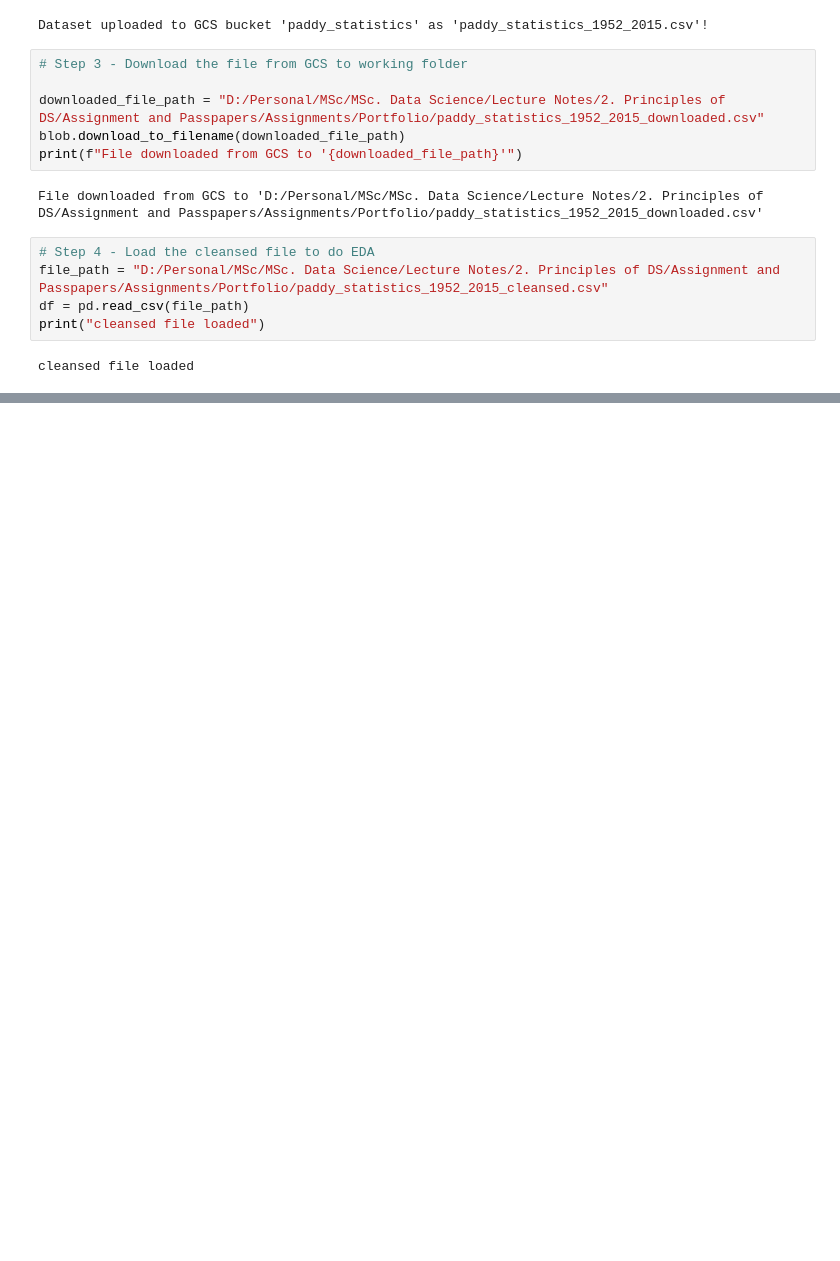
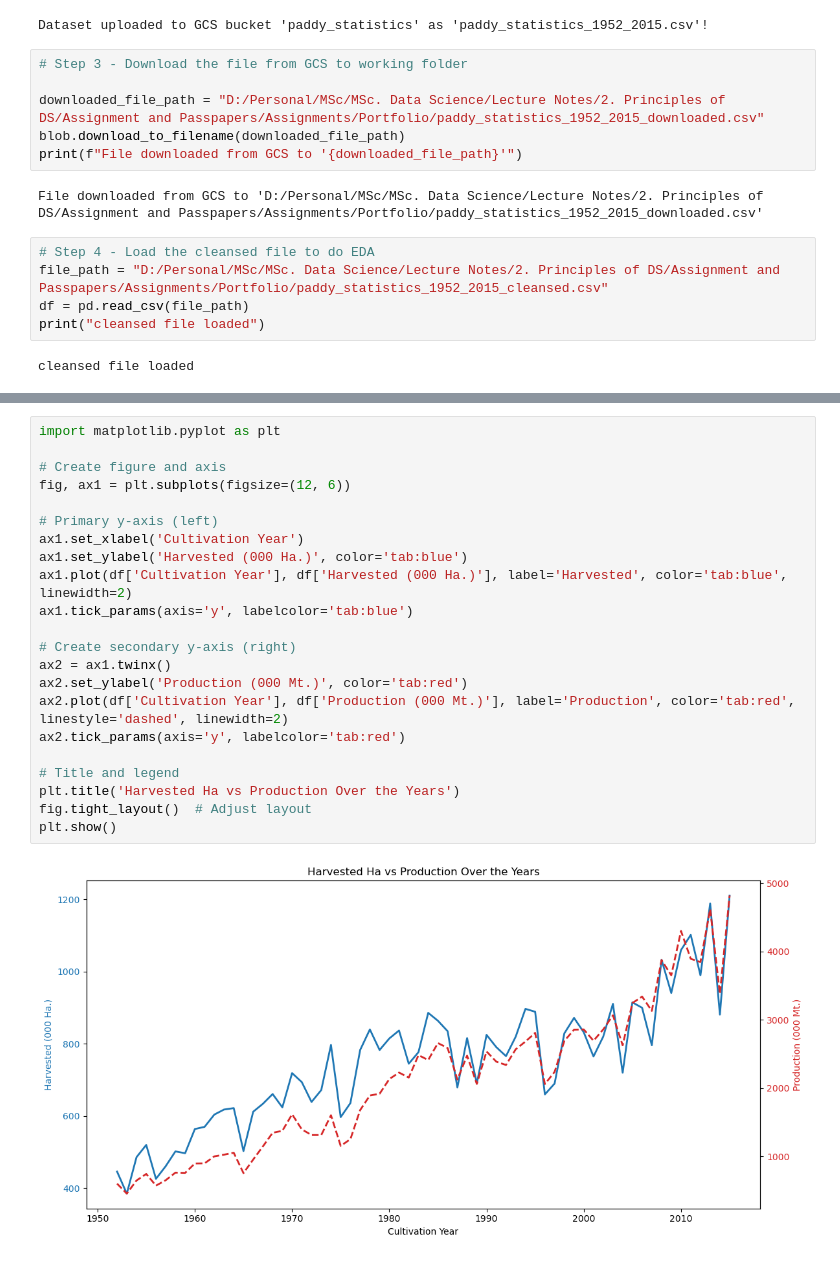
Before and after one commit to sunethjayamanne/PaddyStatistics, a Jupyter notebook: Portfolio_Q1.ipynb, the cells around one changed output, grey strips where cells are left out. Drawn from its saved outputs; the diff is of its cells as text; blank space fills up the shorter version.

```diff
--- a/Portfolio_Q1.ipynb
+++ b/Portfolio_Q1.ipynb
@@ -79,0 +172,24 @@ cleansed file loaded
+# %%
+import matplotlib.pyplot as plt
+
+# Create figure and axis
+fig, ax1 = plt.subplots(figsize=(12, 6))
+
+# Primary y-axis (left)
+ax1.set_xlabel('Cultivation Year')
+ax1.set_ylabel('Harvested (000 Ha.)', color='tab:blue')
+ax1.plot(df['Cultivation Year'], df['Harvested (000 Ha.)'], label='Harvested', color='tab:blue', linewidth=2)
+ax1.tick_params(axis='y', labelcolor='tab:blue')
+
+# Create secondary y-axis (right)
+ax2 = ax1.twinx()
+ax2.set_ylabel('Production (000 Mt.)', color='tab:red')
+ax2.plot(df['Cultivation Year'], df['Production (000 Mt.)'], label='Production', color='tab:red', linestyle='dashed', linewidth=2)
+ax2.tick_params(axis='y', labelcolor='tab:red')
+
+# Title and legend
+plt.title('Harvested Ha vs Production Over the Years')
+fig.tight_layout()  # Adjust layout
+plt.show()
+# %% [output]
+[figure, added]
```
Also changed, not shown: parts of 10 cells of this notebook.
